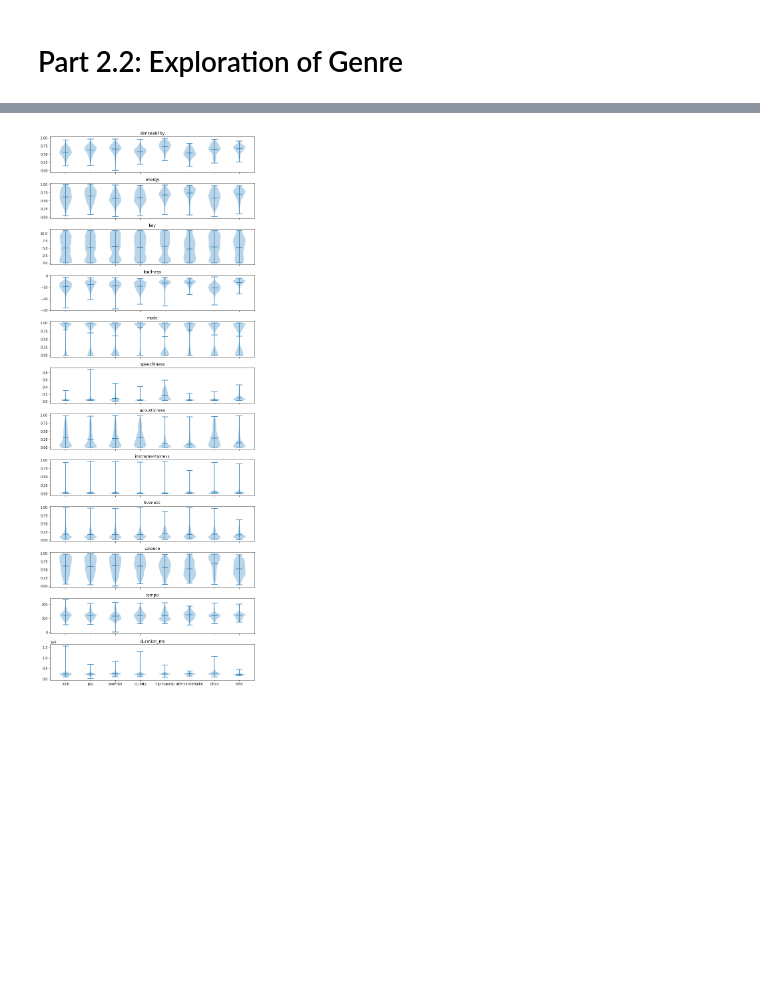
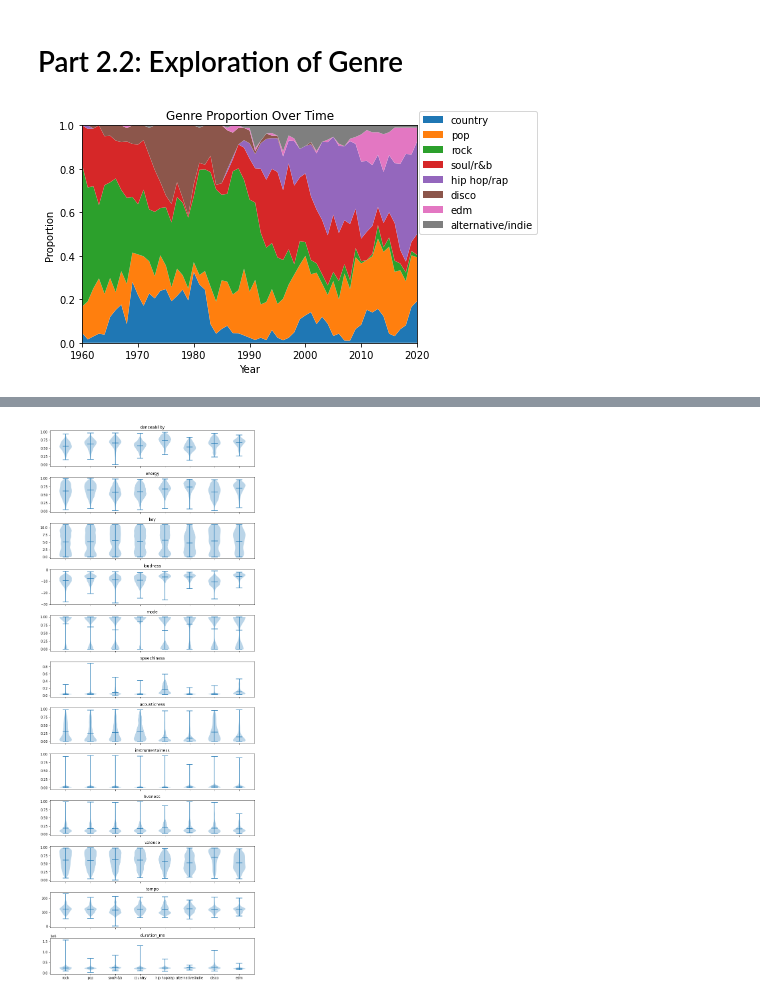
Before and after one commit to aholtz06/CMSC320_Final, a Jupyter notebook: src/index.ipynb, the cells around one changed output, grey strips where cells are left out. Cells and saved outputs as stored; diff of their text form; code cells hidden in the pictures; blank space fills up the shorter version.

Commit message:
Added EDA plot and Data Gathering prose

```diff
--- a/src/index.ipynb
+++ b/src/index.ipynb
@@ -581,6 +591,29 @@ plt.show()
 # %% [markdown]
 Part 2.2: Exploration of Genre
 ===
+# %%
+genre_percent = pd.DataFrame()
+for y, rows in data.groupby('Year'):
+    total = len(rows)
+    new_row = {}
+    new_row['Year'] = y
+    for g, count in rows['Top Genre'].value_counts().iteritems():
+        new_row[g] = count/total
+    genre_percent = genre_percent.append(new_row, ignore_index=True)
+
+genre_percent = genre_percent.replace(np.nan, 0)
+# %%
+genre_columns = genre_percent.drop('Year', axis=1).transpose().to_numpy()
+plt.stackplot(genre_percent['Year'],genre_columns)
+plt.legend(genre_percent.drop('Year', axis=1).columns,loc=(1.005,0.5))
+plt.xlim(1960,2020)
+plt.ylim(0,1)
+plt.xlabel('Year')
+plt.ylabel('Proportion')
+plt.title('Genre Proportion Over Time')
+display()
+# %% [output]
+[figure, added]
 # %%
 data.groupby('Top Genre').mean()[['danceability', 'energy', 'key', 'loudness', 'mode', 'speechiness', 'acousticness', 'instrumentalness', 'liveness', 'valence', 'tempo', 'duration_ms']]
 # %% [output]
```
Also changed, not shown: parts of 3 cells of this notebook.
